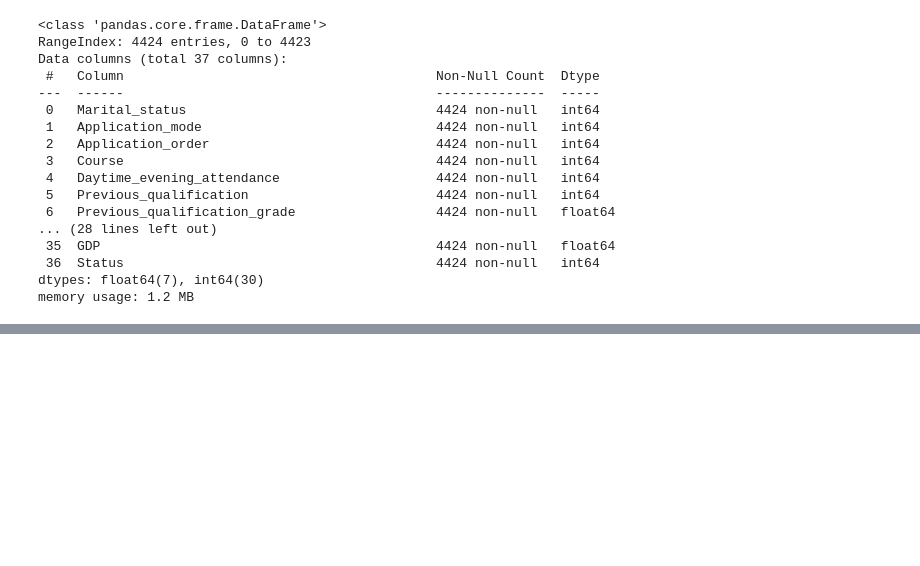
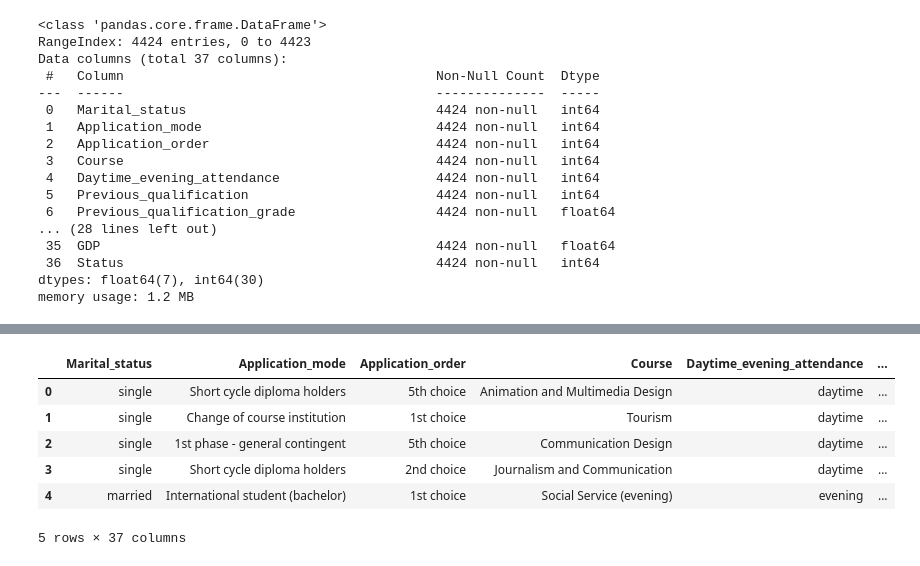
Before and after one commit to rizaisnakhoir/students-performance-dashboard, a Jupyter notebook: notebook.ipynb, the cells around one changed output, grey strips where cells are left out. Cells and saved outputs as stored; diff of their text form; code cells hidden in the pictures; blank space fills up the shorter version.

Commit message:
add categorical mappings and save it into a new dataset

```diff
--- a/notebook.ipynb
+++ b/notebook.ipynb
@@ -355 +355,3 @@ df_modeling.sample(5)  # display a sample of the cleaned dataset
 5 rows × 37 columns
+# %%
+df_dashboard = df_modeling.copy() # make a copy for dashboard use
@@ -355,0 +451,20 @@ df_modeling.sample(5)  # display a sample of the cleaned dataset
+# %%
+df_dashboard['Marital_status'] = df_dashboard['Marital_status'].map(categorical_mappings['Marital_status'])
+df_dashboard['Application_mode'] = df_dashboard['Application_mode'].map(categorical_mappings['Application_mode'])
+df_dashboard['Application_order'] = df_dashboard['Application_order'].map(categorical_mappings['Application_order'])
+df_dashboard['Course'] = df_dashboard['Course'].map(categorical_mappings['Course'])
+df_dashboard['Daytime_evening_attendance'] = df_dashboard['Daytime_evening_attendance'].map(categorical_mappings['Daytime_evening_attendance'])
+df_dashboard['Previous_qualification'] = df_dashboard['Previous_qualification'].map(categorical_mappings['Previous_qualification'])
+df_dashboard['Nacionality'] = df_dashboard['Nacionality'].map(categorical_mappings['Nacionality'])
+df_dashboard['Mothers_qualification'] = df_dashboard['Mothers_qualification'].map(categorical_mappings['Mothers_qualification'])
+df_dashboard['Fathers_qualification'] = df_dashboard['Fathers_qualification'].map(categorical_mappings['Fathers_qualification'])
+df_dashboard['Mothers_occupation'] = df_dashboard['Mothers_occupation'].map(categorical_mappings['Mothers_occupation'])
+df_dashboard['Fathers_occupation'] = df_dashboard['Fathers_occupation'].map(categorical_mappings['Fathers_occupation'])
+df_dashboard['Displaced'] = df_dashboard['Displaced'].map(categorical_mappings['Displaced'])
+df_dashboard['Educational_special_needs'] = df_dashboard['Educational_special_needs'].map(categorical_mappings['Educational_special_needs'])
+df_dashboard['Debtor'] = df_dashboard['Debtor'].map(categorical_mappings['Debtor'])
+df_dashboard['Tuition_fees_up_to_date'] = df_dashboard['Tuition_fees_up_to_date'].map(categorical_mappings['Tuition_fees_up_to_date'])
+df_dashboard['Gender'] = df_dashboard['Gender'].map(categorical_mappings['Gender'])
+df_dashboard['Scholarship_holder'] = df_dashboard['Scholarship_holder'].map(categorical_mappings['Scholarship_holder'])
+df_dashboard['International'] = df_dashboard['International'].map(categorical_mappings['International'])
+df_dashboard['Status'] = df_dashboard['Status'].map(categorical_mappings['Status'])
@@ -355,0 +491,10 @@ df_modeling.sample(5)  # display a sample of the cleaned dataset
+# %%
+df_dashboard.head(5)  # display the first 5 rows of the dashboard dataset
+# %% [output]
+|  | Marital_status | Application_mode | Application_order | Course | Daytime_evening_attendance | ... |
+| 0 | single | Short cycle diploma holders | 5th choice | Animation and Multimedia Design | daytime | ... |
+| 1 | single | Change of course institution | 1st choice | Tourism | daytime | ... |
+| 2 | single | 1st phase - general contingent | 5th choice | Communication Design | daytime | ... |
+| 3 | single | Short cycle diploma holders | 2nd choice | Journalism and Communication | daytime | ... |
+| 4 | married | International student (bachelor) | 1st choice | Social Service (evening) | evening | ... |
+5 rows × 37 columns
```
Also changed, not shown: parts of 5 cells of this notebook.
